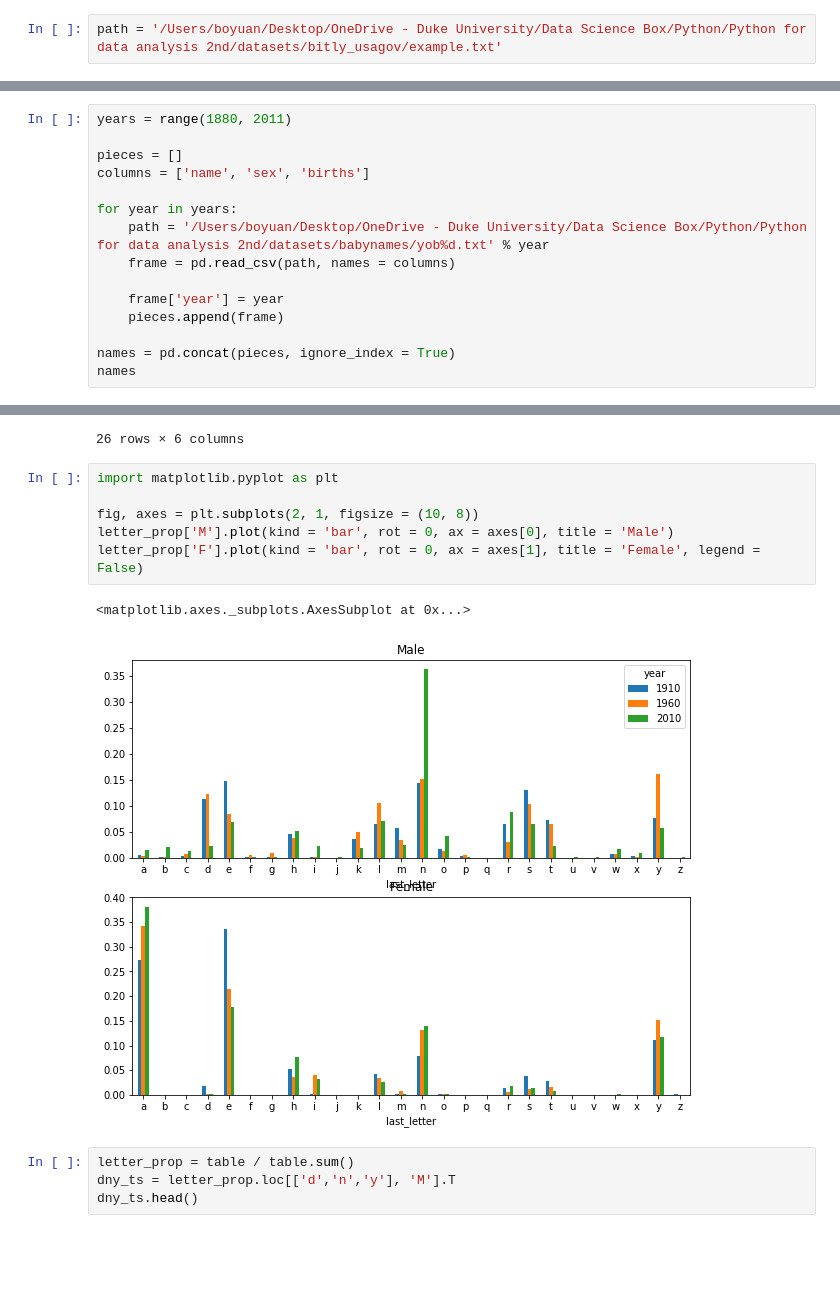
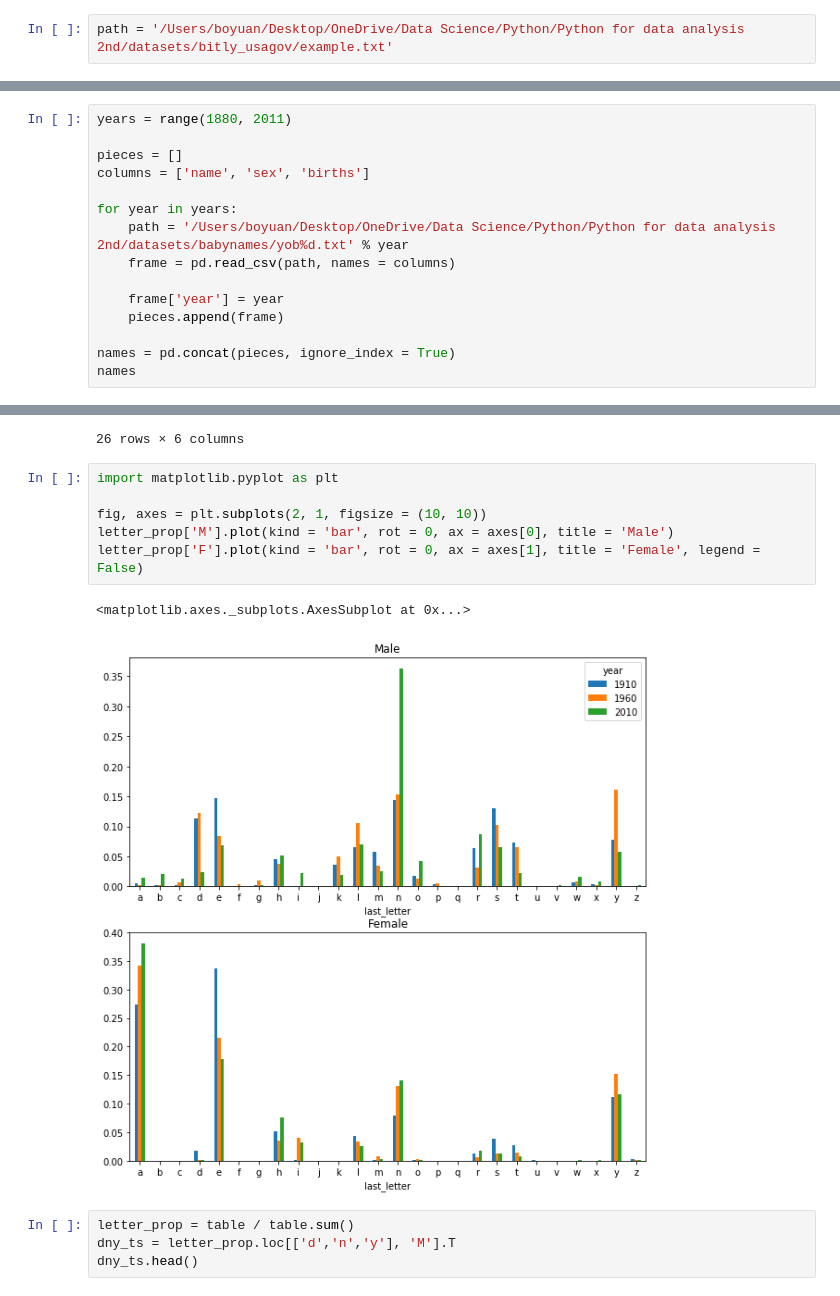
Before and after one commit to BoyuanLi-Steven/Python-For-Data-Analysis-2nd, a Jupyter notebook: Chapter 14. Data Analysis Examples.ipynb, the cells around one changed output, grey strips where cells are left out. Cells and saved outputs as stored; diff of their text form; blank space fills up the shorter version.

```diff
--- a/Chapter 14. Data Analysis Examples.ipynb
+++ b/Chapter 14. Data Analysis Examples.ipynb
@@ -1,7 +1,7 @@
 # %% [markdown]
 # 14.1 USA.gov Data from Bitly
 # %%
-path = '/Users/boyuan/Desktop/OneDrive - Duke University/Data Science Box/Python/Python for data analysis 2nd/datasets/bitly_usagov/example.txt'
+path = '/Users/boyuan/Desktop/OneDrive/Data Science/Python/Python for data analysis 2nd/datasets/bitly_usagov/example.txt'
 # %%
 open(path).readline()
 # %% [output]
@@ -680,7 +720,7 @@ pieces = []
 columns = ['name', 'sex', 'births']
 
 for year in years:
-    path = '/Users/boyuan/Desktop/OneDrive - Duke University/Data Science Box/Python/Python for data analysis 2nd/datasets/babynames/yob%d.txt' % year
+    path = '/Users/boyuan/Desktop/OneDrive/Data Science/Python/Python for data analysis 2nd/datasets/babynames/yob%d.txt' % year
     frame = pd.read_csv(path, names = columns)
 
     frame['year'] = year
@@ -958,12 +1009,12 @@ letter_prop
 # %%
 import matplotlib.pyplot as plt
 
-fig, axes = plt.subplots(2, 1, figsize = (10, 8))
+fig, axes = plt.subplots(2, 1, figsize = (10, 10))
 letter_prop['M'].plot(kind = 'bar', rot = 0, ax = axes[0], title = 'Male')
 letter_prop['F'].plot(kind = 'bar', rot = 0, ax = axes[1], title = 'Female', legend = False)
 # %% [output]
 <matplotlib.axes._subplots.AxesSubplot at 0x...>
-[figure, old version]
+[figure, new version]
 # %%
 letter_prop = table / table.sum()
 dny_ts = letter_prop.loc[['d','n','y'], 'M'].T
```
Also changed, not shown: parts of 50 cells of this notebook.
